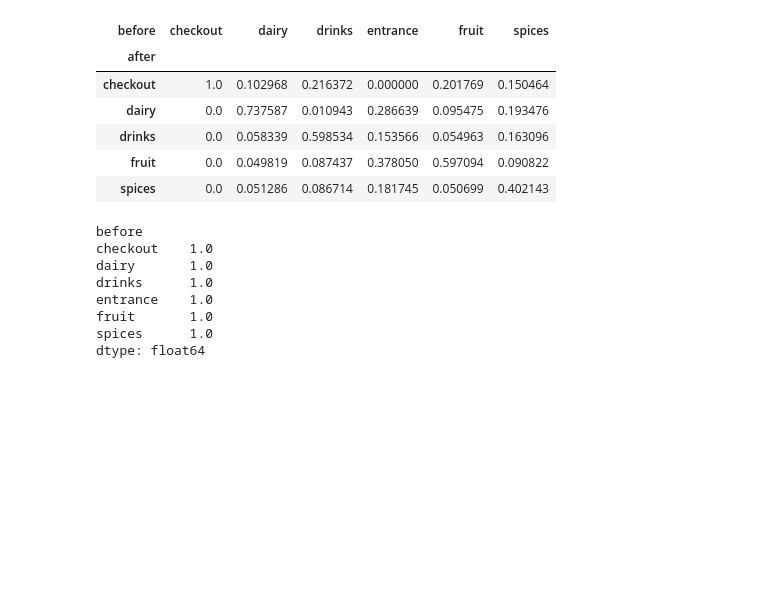
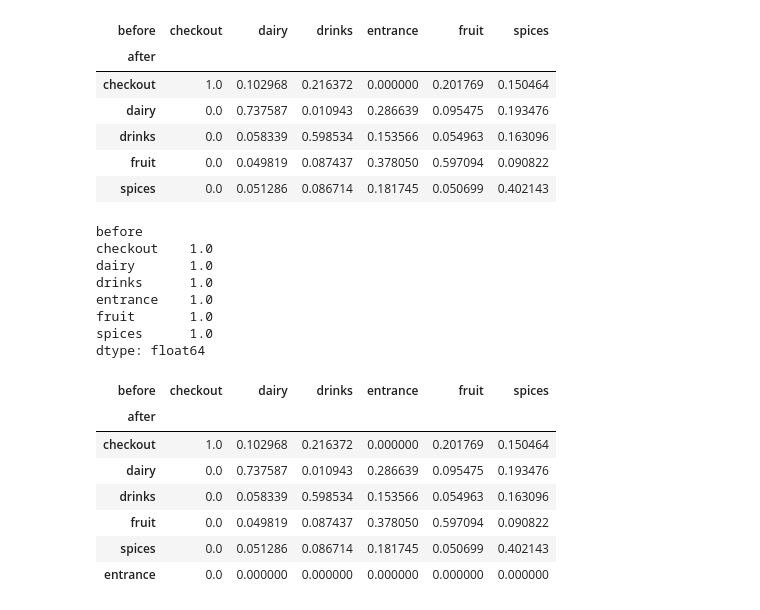
Before and after one commit to Galiya-YS/Shopipy---MCMC-simulation, a Jupyter notebook: Probabilities_calc_non-checkout_deleted.ipynb, the cells around one changed output. Cells and saved outputs as stored; diff of their text form; code cells hidden in the pictures; blank space fills up the shorter version.

Commit message:
updated transition matrix

```diff
--- a/Probabilities_calc_non-checkout_deleted.ipynb
+++ b/Probabilities_calc_non-checkout_deleted.ipynb
@@ -275,6 +273,19 @@ entrance    1.0
 fruit       1.0
 spices      1.0
 dtype: float64
+# %%
+transition_matrix = transition_matrix.append(pd.Series(index=transition_matrix.columns, name='entrance')).fillna(0)
+# %%
+transition_matrix.
+# %% [output]
+| before | checkout | dairy | drinks | entrance | fruit | spices |
+| after |  |  |  |  |  |  |
+| checkout | 1.0 | 0.102968 | 0.216372 | 0.000000 | 0.201769 | 0.150464 |
+| dairy | 0.0 | 0.737587 | 0.010943 | 0.286639 | 0.095475 | 0.193476 |
+| drinks | 0.0 | 0.058339 | 0.598534 | 0.153566 | 0.054963 | 0.163096 |
+| fruit | 0.0 | 0.049819 | 0.087437 | 0.378050 | 0.597094 | 0.090822 |
+| spices | 0.0 | 0.051286 | 0.086714 | 0.181745 | 0.050699 | 0.402143 |
+| entrance | 0.0 | 0.000000 | 0.000000 | 0.000000 | 0.000000 | 0.000000 |
 # %%
 #########################################################################################
 ### Copied from Course code - to be adapted
```
Also changed, not shown: parts of 1 cell of this notebook.
